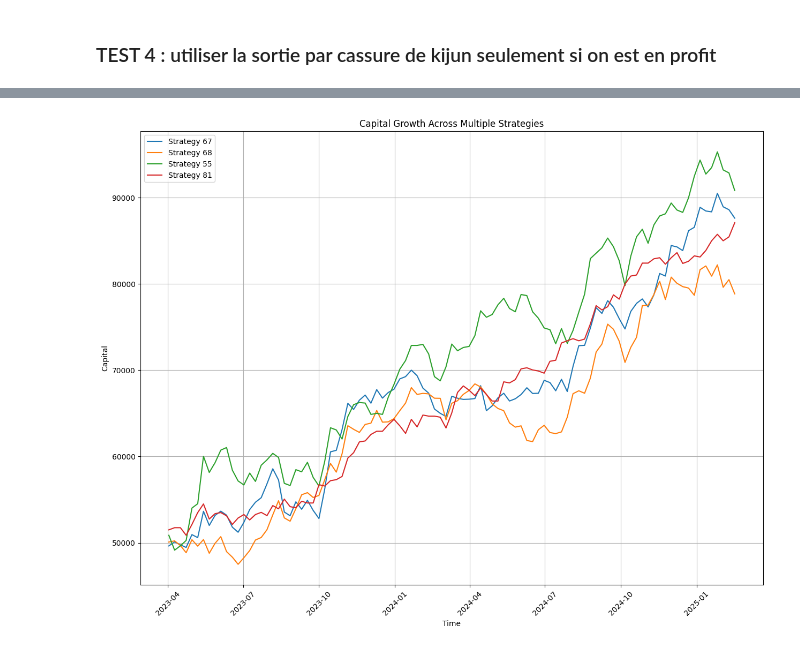
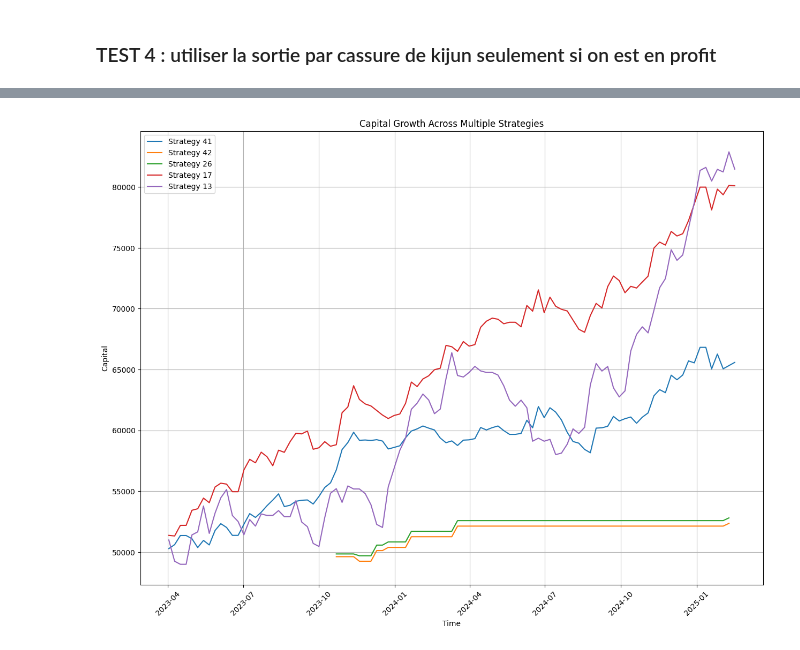
Before and after one commit to tessanix/Backtest_Trading, a Jupyter notebook: strategies_backtest.ipynb, the cells around one changed output, grey strips where cells are left out. Cells and saved outputs as stored; diff of their text form; code cells hidden in the pictures.

```diff
--- a/strategies_backtest.ipynb
+++ b/strategies_backtest.ipynb
@@ -176,12 +309,14 @@ tradeDatasFormated.tail(20)
 # %%
 from processing_functions import return_trade_datas_dataframe
-name_v1 = "backtest_ES_from[2023-03-24 12-00]_to[2025-02-14 12-00]_posSize=1_timeframe=[['5', '15', '60'], ['5', '60'], ['5', '15'], ['5']]_"\
-    "stopMethod=[2, 3]_TP=Variable_tickCrossed=[0, 1]_withCrossKijunExit=[False, True].pkl"
 
-name_v2 = "backtest_ES_from[2023-03-24 12-00]_to[2025-02-14 12-00]_posSize=1_timeframe=[[1], [1, 15], [5, 15, 60], [5, 60], [5, 15], [5]]_"\
-    "stopMethod=[2, 3]_TP=Variable_tickCrossed=[0, 1]_withCrossKijunExit=[False, True].pkl"
+
+name_v1 = "backtest_ES_from[2023-03-24 12-00]_to[2025-02-14 12-00]_posSize=1_timeframe=[[1], [5, 15, 60], [5, 15], [5]]_"\
+    "stopMethod=[3]_TP=Variable_tickCrossed=[0]_withCrossKijunExit=[False, True]_withbigcandlecheck.pkl"
+
+name_v2 = "backtest_ES_from[2023-03-24 12-00]_to[2025-02-14 12-00]_posSize=1_timeframe=[[1], [5, 15, 60], [5, 15], [5]]_"\
+    "stopMethod=[3]_TP=Variable_tickCrossed=[0]_withCrossKijunExit=[False, True]_withbigcandlecheck2.pkl"
 
 tradeDatasFormated = return_trade_datas_dataframe(name_v2, sort_option=2)
-tradeDatasFormated.tail(20)
+tradeDatasFormated .tail(10)
 # %% [output]
 |  | Winrate [%] | Total return brut [%] | Total return net [%] | Avg. gain net [%] | Avg. loss net [%] | ... |
@@ -204,8 +333,8 @@ tradeDatasFormated.tail(20)
 # %%
 from processing_functions import plot_backtested_return_curve
 plot_backtested_return_curve(pathOfData='trade_datas/'+name_v2,
-                             plotAllDatas=False, dataIdsSelected=[67,68,55,81],
+                             plotAllDatas=False, dataIdsSelected=[41,42,26,17,13],
                              plotSize=(15,11))
 # %% [output]
-[figure, old version]
+[figure, new version]
 # %%
```
Also changed, not shown: parts of 21 cells of this notebook, 6 other files.
